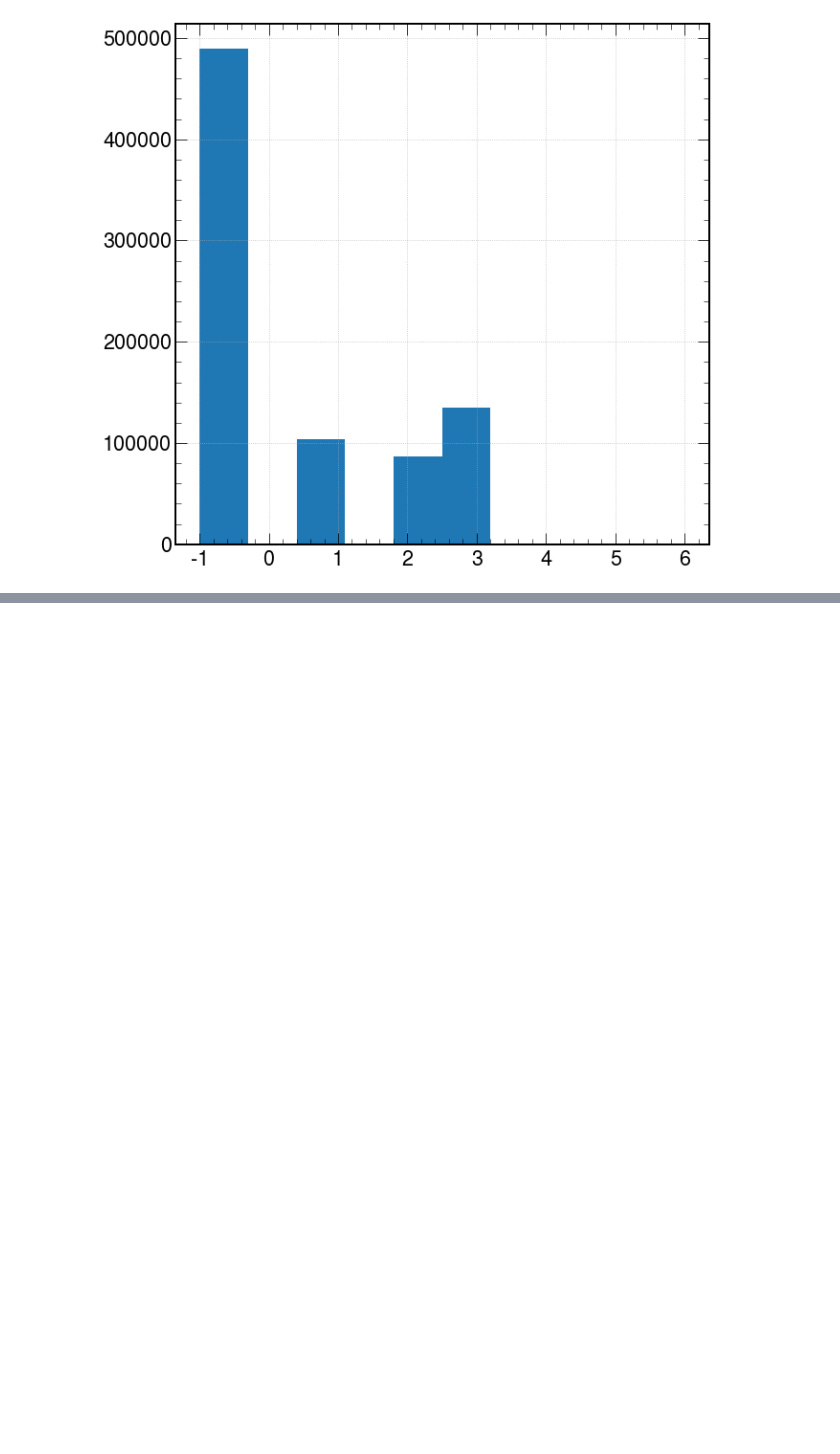
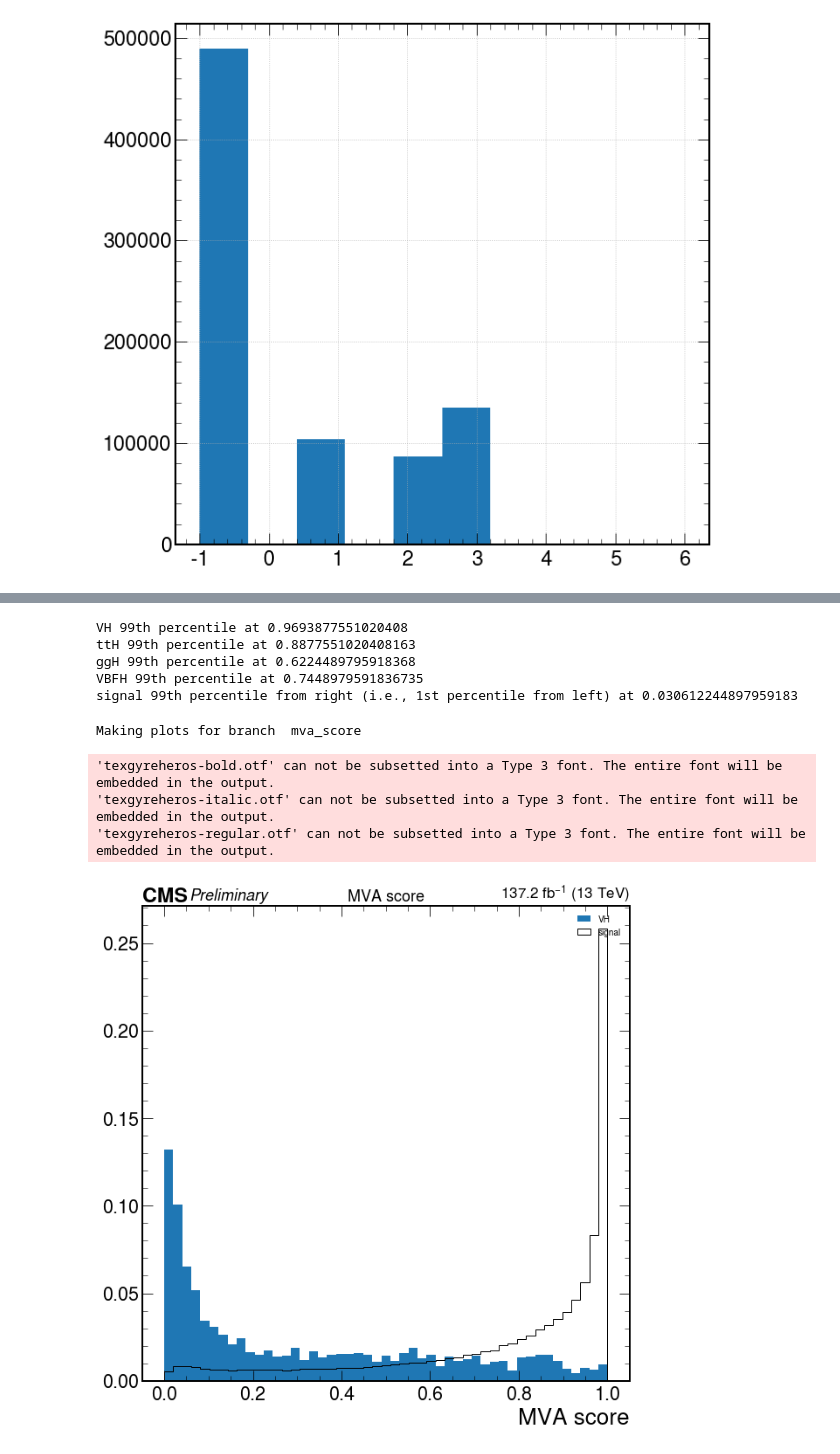
Before and after one commit to cmstas/HggAnalysisDev, a Jupyter notebook: BDT_distributions/20210422-morePlots/New Resonant backgrounds BDT distributions.ipynb, the cells around one changed output, grey strips where cells are left out. Cells and saved outputs as stored; diff of their text form; code cells hidden in the pictures; blank space fills up the shorter version.

```diff
--- a/BDT_distributions/20210422-morePlots/New Resonant backgrounds BDT distributions.ipynb
+++ b/BDT_distributions/20210422-morePlots/New Resonant backgrounds BDT distributions.ipynb
@@ -197,0 +241,3 @@ df["ele1_eta"].hist()
+# %%
+with open("bdt_distributions.json") as f:
+    plot_options = json.load(f)
@@ -197,0 +253,22 @@ df["ele1_eta"].hist()
+# %%
+for process,hist in x.histograms["mva_score"].items():
+    if "signal" not in process:
+        print("{} 99th percentile at {}".format(process,hist.quantile(0.99)))
+    else:
+        print("signal 99th percentile from right (i.e., 1st percentile from left) at {}".format(hist.quantile(0.01)))
+# %% [output]
+VH 99th percentile at 0.9693877551020408
+ttH 99th percentile at 0.8877551020408163
+ggH 99th percentile at 0.6224489795918368
+VBFH 99th percentile at 0.7448979591836735
+signal 99th percentile from right (i.e., 1st percentile from left) at 0.030612244897959183
+# %%
+plot_options["mva_score"]["processes"] = ["signal","VH"]
+x = plotter.Plotter(df = df_bdt.loc[df_bdt["train_label"] == 2], input_options = input_options, plot_options = plot_options, branches = ["mva_score"], save_filenames = "mva_score_signal_vs_VH.pdf")
+x.run()
+# %% [output]
+Making plots for branch  mva_score
+'texgyreheros-bold.otf' can not be subsetted into a Type 3 font. The entire font will be embedded in the output.
+'texgyreheros-italic.otf' can not be subsetted into a Type 3 font. The entire font will be embedded in the output.
+'texgyreheros-regular.otf' can not be subsetted into a Type 3 font. The entire font will be embedded in the output.
+[figure, added]
```
Also changed, not shown: parts of 33 cells of this notebook, 1 other file.
